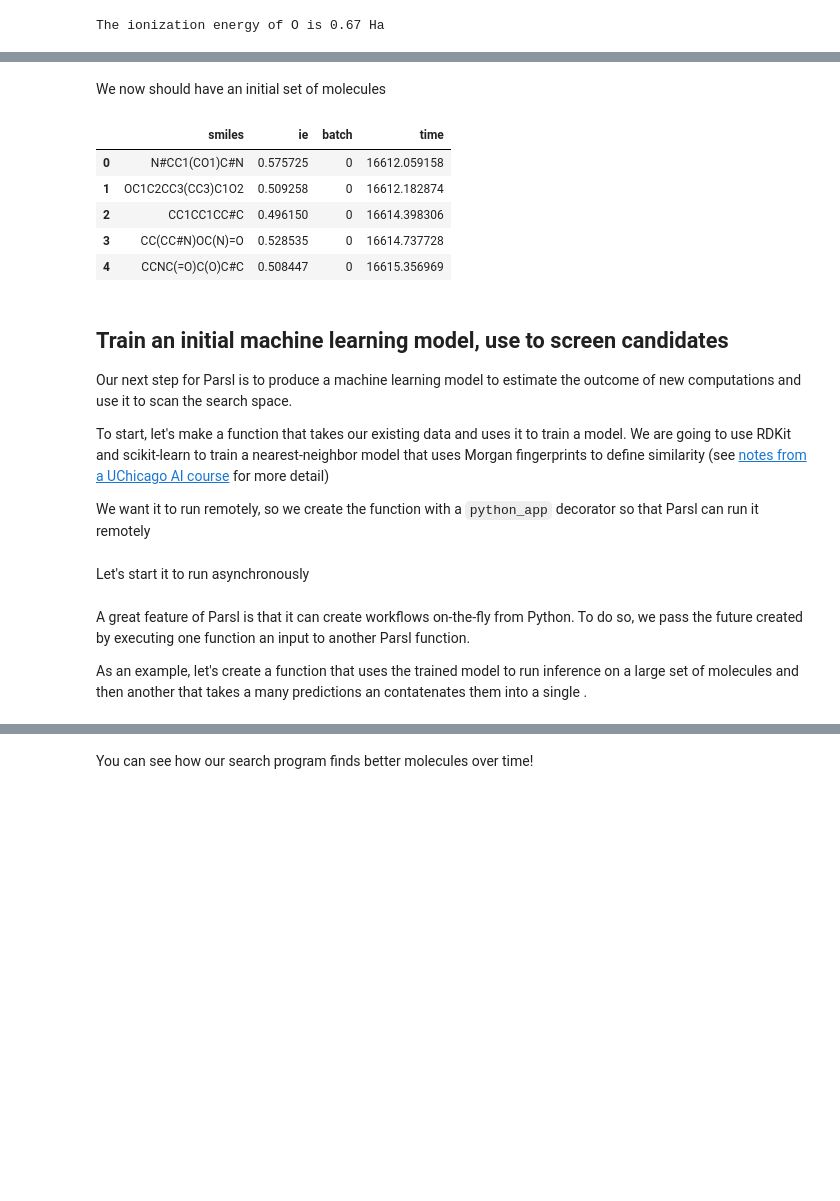
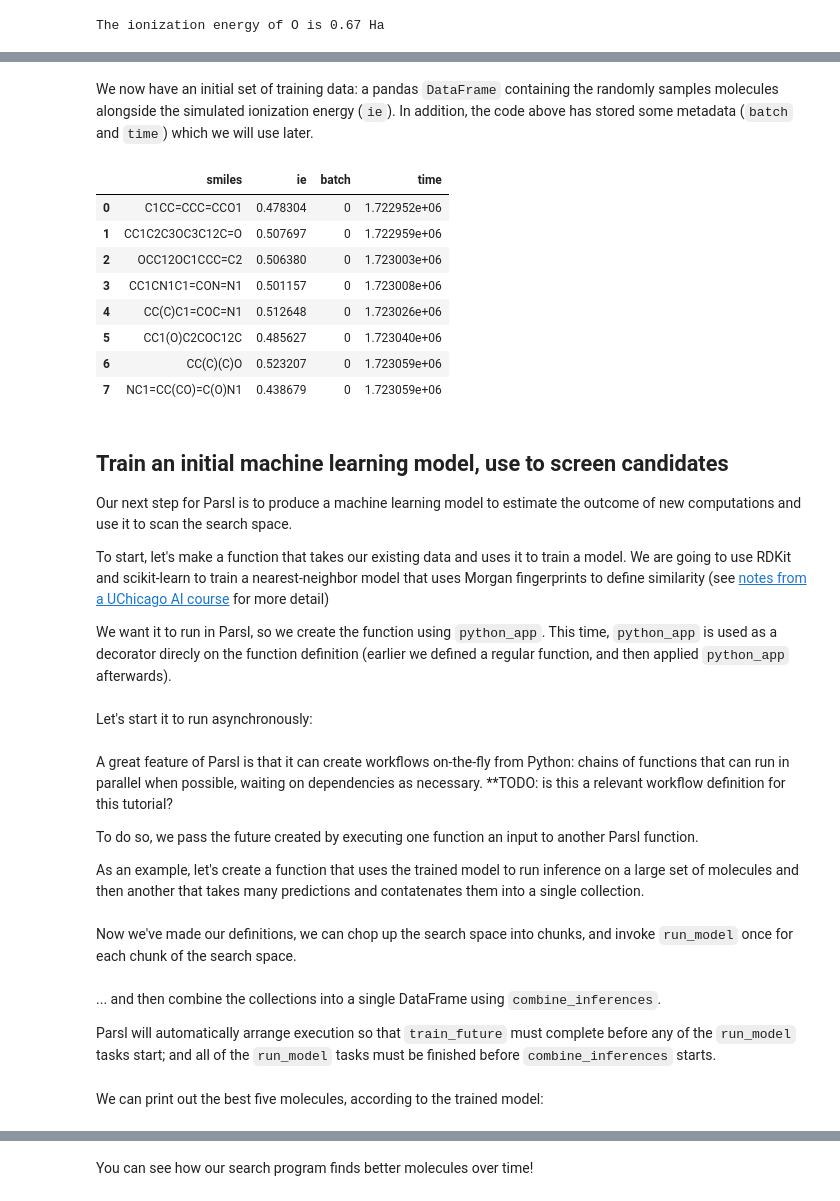
Before and after one commit to ExaWorks/molecular-design-parsl-demo, a Jupyter notebook: molecular-design-with-parsl.ipynb, the cells around one changed output, grey strips where cells are left out. Cells and saved outputs as stored; diff of their text form; code cells hidden in the pictures; blank space fills up the shorter version.

Commit message:
Take a pass fleshing out descriptive text and code

```diff
--- a/molecular-design-with-parsl.ipynb
+++ b/molecular-design-with-parsl.ipynb
@@ -79,5 +91,6 @@ First we submit them
 # %%
 %%time
-futures = [compute_vertical_app(s) for s in search_space.sample(initial_count)['smiles']]
+smiles = search_space.sample(initial_count)['smiles']
+futures = [compute_vertical_app(s) for s in smiles]
 print(f'Submitted {len(futures)} calculations to start with')
 # %% [output]
@@ -104,11 +119,13 @@ while len(futures) > 0:
     # Check if the run completed successfully
     if future.exception() is not None:
         # If it failed, pick a new SMILES string at random and submit it
-        print(f'Computation for {smiles} failed, submitting a new computation')
-        new_future = compute_vertical_app(search_space.sample(1).iloc[0]['smiles'])
-        futures.append(new_future)
+        print(f'Computation for {smiles} failed, submitting a replacement computation')
+        smiles = search_space.sample(1).iloc[0]['smiles'] # pick one molecule
+        new_future = compute_vertical_app(smiles) # launch a simulation in Parsl
+        futures.append(new_future) # store the Future so we can keep track of it
     else:
         # If it succeeded, store the result
+        print(f'Computation for {smiles} succeeded')
         train_data.append({
             'smiles': smiles,
             'ie': future.result(),
@@ -120,22 +145,25 @@ Computation for CC12CC3C(C1)C23 failed, submitting a new computation
 # %% [markdown]
-We now should have an initial set of molecules
+We now have an initial set  of training data: a pandas `DataFrame` containing the randomly samples molecules alongside the simulated ionization energy (`ie`). In addition, the code above has stored some metadata (`batch` and `time`) which we will use later.
 # %%
 train_data = pd.DataFrame(train_data)
-train_data.head()
+train_data
 # %% [output]
 |  | smiles | ie | batch | time |
-| 0 | N#CC1(CO1)C#N | 0.575725 | 0 | 16612.059158 |
-| 1 | OC1C2CC3(CC3)C1O2 | 0.509258 | 0 | 16612.182874 |
-| 2 | CC1CC1CC#C | 0.496150 | 0 | 16614.398306 |
-| 3 | CC(CC#N)OC(N)=O | 0.528535 | 0 | 16614.737728 |
-| 4 | CCNC(=O)C(O)C#C | 0.508447 | 0 | 16615.356969 |
+| 0 | C1CC=CCC=CCO1 | 0.478304 | 0 | 1.722952e+06 |
+| 1 | CC1C2C3OC3C12C=O | 0.507697 | 0 | 1.722959e+06 |
+| 2 | OCC12OC1CCC=C2 | 0.506380 | 0 | 1.723003e+06 |
+| 3 | CC1CN1C1=CON=N1 | 0.501157 | 0 | 1.723008e+06 |
+| 4 | CC(C)C1=COC=N1 | 0.512648 | 0 | 1.723026e+06 |
+| 5 | CC1(O)C2COC12C | 0.485627 | 0 | 1.723040e+06 |
+| 6 | CC(C)(C)O | 0.523207 | 0 | 1.723059e+06 |
+| 7 | NC1=CC(CO)=C(O)N1 | 0.438679 | 0 | 1.723059e+06 |
 # %% [markdown]
 ## Train an initial machine learning model, use to screen candidates
 Our next step for Parsl is to produce a machine learning model to estimate the outcome of new computations and use it to scan the search space.
 
 To start, let's make a function that takes our existing data and uses it to train a model. We are going to use RDKit and scikit-learn to train a nearest-neighbor model that uses Morgan fingerprints to define similarity (see [notes from a UChicago AI course](https://github.com/WardLT/applied-ai-for-materials/blob/main/molecular-property-prediction/chemoinformatics/2_ml-with-fingerprints.ipynb) for more detail)
 
-We want it to run remotely, so we create the function with a `python_app` decorator so that Parsl can run it remotely
+We want it to run in Parsl, so we create the function using `python_app`. This time, `python_app` is used as a decorator direcly on the function definition (earlier we defined a regular function, and then applied `python_app` afterwards).
 # %%
 @python_app
 def train_model(train_data):
@@ -161,13 +189,15 @@ def train_model(train_data):
 
     return model.fit(train_data['smiles'], train_data['ie'])
 # %% [markdown]
-Let's start it to run asynchronously
+Let's start it to run asynchronously:
 # %%
 train_future = train_model(train_data)
 # %% [markdown]
-A great feature of Parsl is that it can create workflows on-the-fly from Python. To do so, we pass the future created by executing one function an input to another Parsl function.
+A great feature of Parsl is that it can create workflows on-the-fly from Python: chains of functions that can run in parallel when possible, waiting on dependencies as necessary.  **TODO: is this a relevant workflow definition for this tutorial?
 
-As an example, let's create a function that uses the trained model to run inference on a large set of molecules and then another that takes a many predictions an contatenates them into a single .
+To do so, we pass the future created by executing one function an input to another Parsl function.
+
+As an example, let's create a function that uses the trained model to run inference on a large set of molecules and then another that takes many predictions and contatenates them into a single collection.
 # %%
 @python_app
 def run_model(model, smiles):
@@ -188,4 +224,6 @@ def combine_inferences(inputs=[]):
     import pandas as pd
     return pd.concat(inputs, ignore_index=True)
+# %% [markdown]
+Now we've made our definitions, we can chop up the search space into chunks, and invoke `run_model`  once for each chunk of the search space.
 # %%
 # Chunk the search space into smaller pieces, so that each can run in parallel
@@ -193 +232,5 @@ inference_futures = [run_model(train_future, chunk) for chunk in np.array_split(
+# %% [markdown]
+... and then combine the collections into a single DataFrame using `combine_inferences`.
+
+Parsl will automatically arrange execution so that `train_future` must complete before any of the `run_model` tasks start; and all of the `run_model` tasks must be finished before `combine_inferences` starts.
 # %%
@@ -195,5 +238,7 @@ inference_futures = [run_model(train_future, chunk) for chunk in np.array_split(
 #  See: https://parsl.readthedocs.io/en/stable/userguide/workflow.html#mapreduce
 predictions = combine_inferences(inputs=inference_futures).result()
+# %% [markdown]
+We can print out the best five molecules, according to the trained model:
 # %%
 predictions.sort_values('ie', ascending=False).head(5)
 # %% [output]
```
Also changed, not shown: parts of 24 cells of this notebook.
